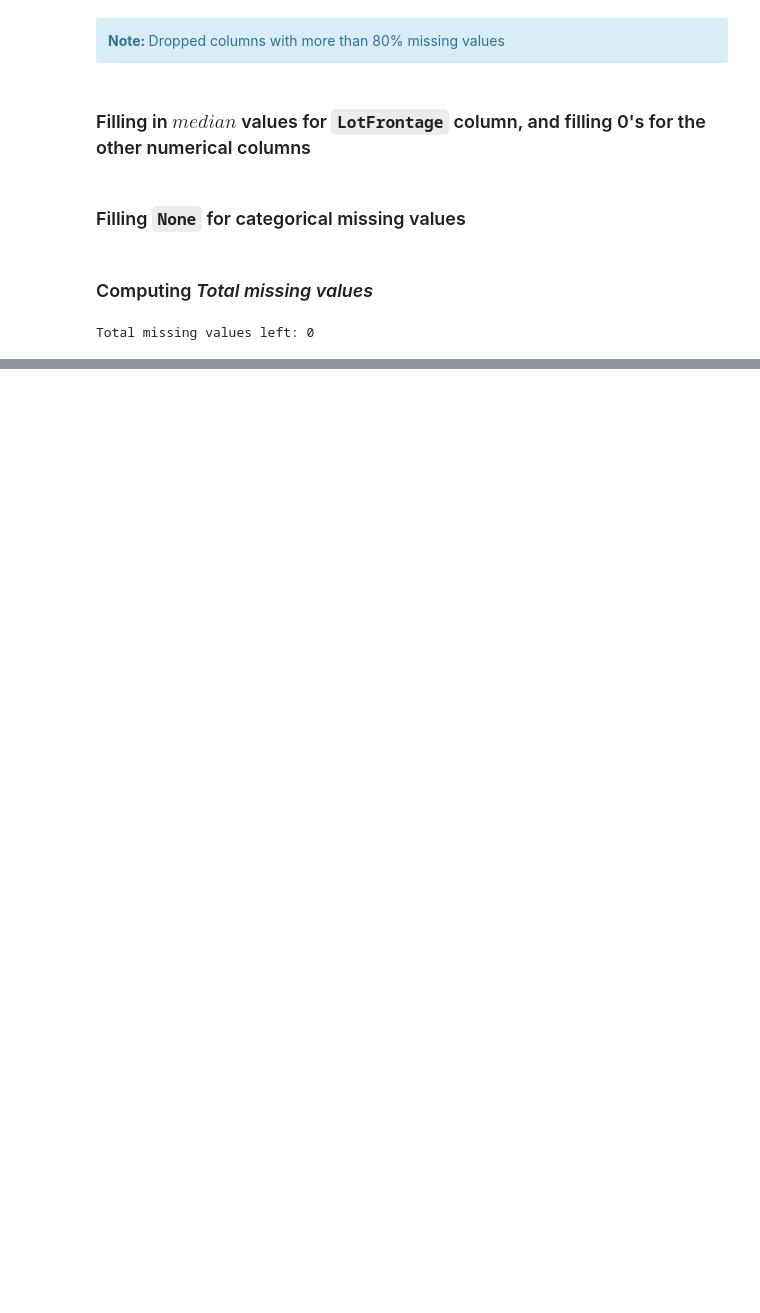
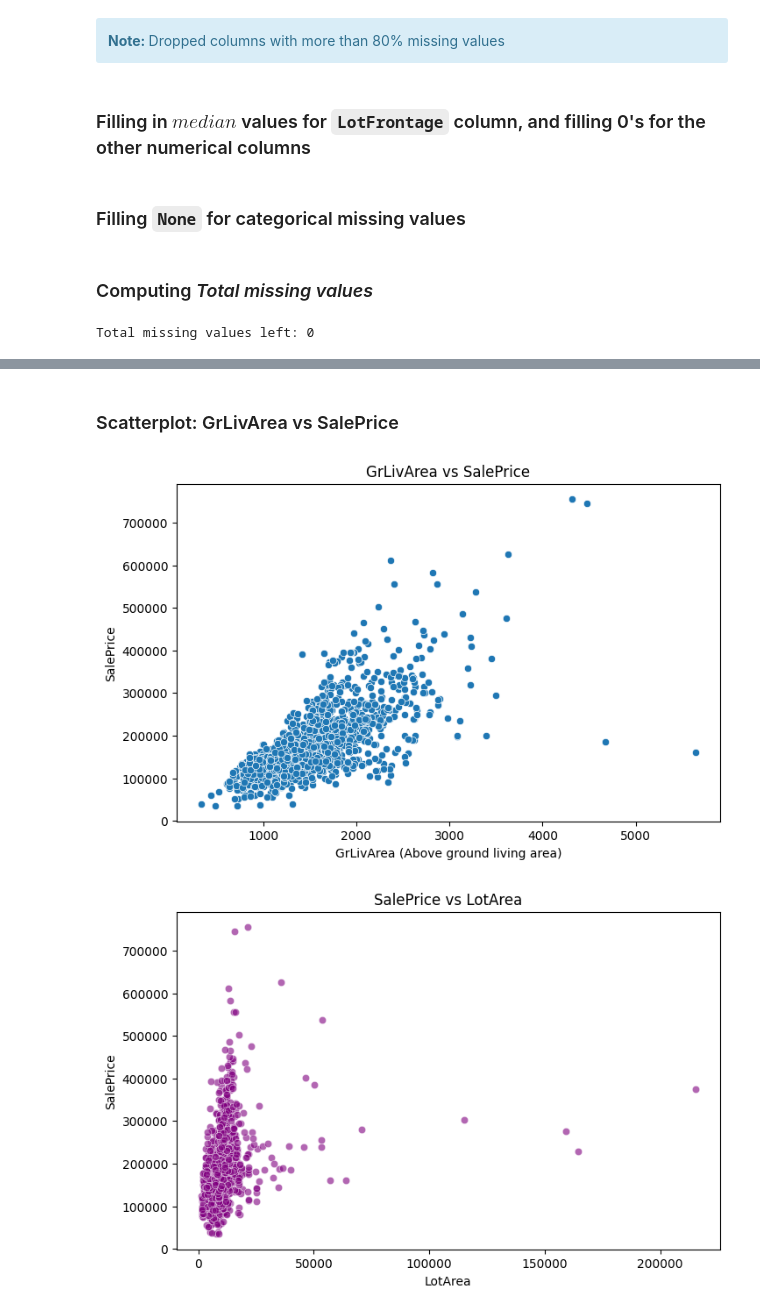
Before and after one commit to PurpleRadish42/ML_Trisem3, a Jupyter notebook: lab1/Lab1.ipynb, the cells around one changed output, grey strips where cells are left out. Drawn from its saved outputs; the diff is of its cells as text; code cells hidden in the pictures; blank space fills up the shorter version.

```diff
--- a/lab1/Lab1.ipynb
+++ b/lab1/Lab1.ipynb
@@ -80,0 +135,19 @@ Total missing values left: 0
+# %% [markdown]
+### Scatterplot: GrLivArea vs SalePrice
+# %%
+plt.figure(figsize=(8, 5))
+sns.scatterplot(x='GrLivArea', y='SalePrice', data=data)
+plt.title('GrLivArea vs SalePrice')
+plt.xlabel('GrLivArea (Above ground living area)')
+plt.ylabel('SalePrice')
+plt.show()
+# Scatterplot: SalePrice vs LotArea
+plt.figure(figsize=(8, 5))
+sns.scatterplot(x=data['LotArea'], y=data['SalePrice'], alpha=0.6, color='purple')
+plt.title("SalePrice vs LotArea")
+plt.xlabel("LotArea")
+plt.ylabel("SalePrice")
+plt.show()
+# %% [output]
+[figure, added]
+[figure, added]
```
Also changed, not shown: parts of 9 cells of this notebook, 3 other files.
